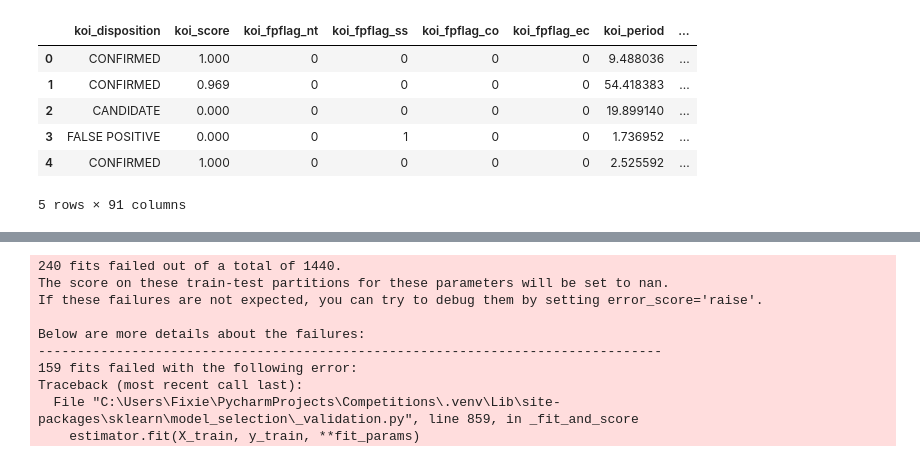
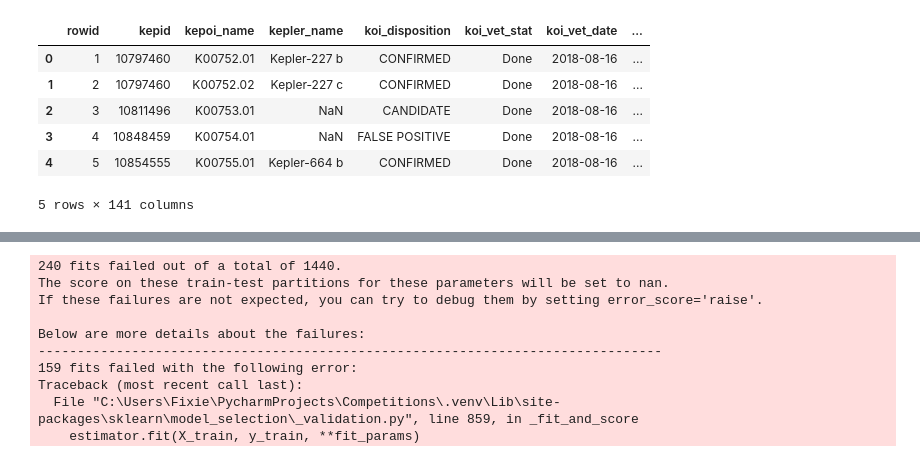
Before and after one commit to MuratFurkanSen/NASA-Space-App-Challenge, a Jupyter notebook: Trainer-Random Forest.ipynb, the cells around one changed output, grey strips where cells are left out. Drawn from its saved outputs; the diff is of its cells as text; code cells hidden in the pictures.

```diff
--- a/Trainer-Random Forest.ipynb
+++ b/Trainer-Random Forest.ipynb
@@ -13,16 +15,15 @@ import joblib
 # %%
-data = pd.read_csv('Processed Data.csv')
+data = pd.read_csv('Initial Data.csv')
 # %%
-data.drop('rowid', axis=1, inplace=True)
 data.head()
 # %% [output]
-|  | koi_disposition | koi_score | koi_fpflag_nt | koi_fpflag_ss | koi_fpflag_co | koi_fpflag_ec | koi_period | ... |
-| 0 | CONFIRMED | 1.000 | 0 | 0 | 0 | 0 | 9.488036 | ... |
-| 1 | CONFIRMED | 0.969 | 0 | 0 | 0 | 0 | 54.418383 | ... |
-| 2 | CANDIDATE | 0.000 | 0 | 0 | 0 | 0 | 19.899140 | ... |
-| 3 | FALSE POSITIVE | 0.000 | 0 | 1 | 0 | 0 | 1.736952 | ... |
-| 4 | CONFIRMED | 1.000 | 0 | 0 | 0 | 0 | 2.525592 | ... |
+|  | rowid | kepid | kepoi_name | kepler_name | koi_disposition | koi_vet_stat | koi_vet_date | ... |
+| 0 | 1 | 10797460 | K00752.01 | Kepler-227 b | CONFIRMED | Done | 2018-08-16 | ... |
+| 1 | 2 | 10797460 | K00752.02 | Kepler-227 c | CONFIRMED | Done | 2018-08-16 | ... |
+| 2 | 3 | 10811496 | K00753.01 | NaN | CANDIDATE | Done | 2018-08-16 | ... |
+| 3 | 4 | 10848459 | K00754.01 | NaN | FALSE POSITIVE | Done | 2018-08-16 | ... |
+| 4 | 5 | 10854555 | K00755.01 | Kepler-664 b | CONFIRMED | Done | 2018-08-16 | ... |
-5 rows × 91 columns
+5 rows × 141 columns
 # %%
 X = data.drop('koi_disposition', axis=1)
 y = data['koi_disposition']
```
Also changed, not shown: parts of 5 cells of this notebook, 3 other files.
